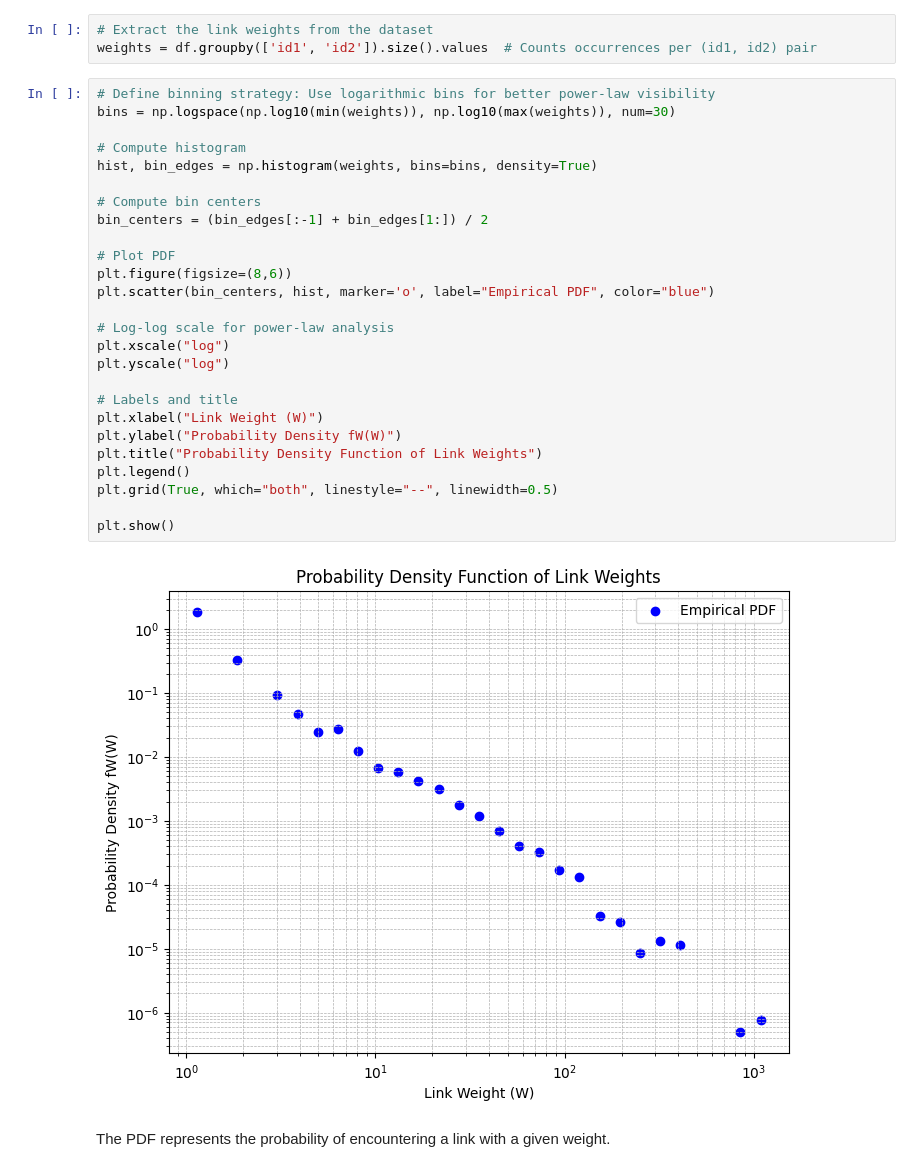
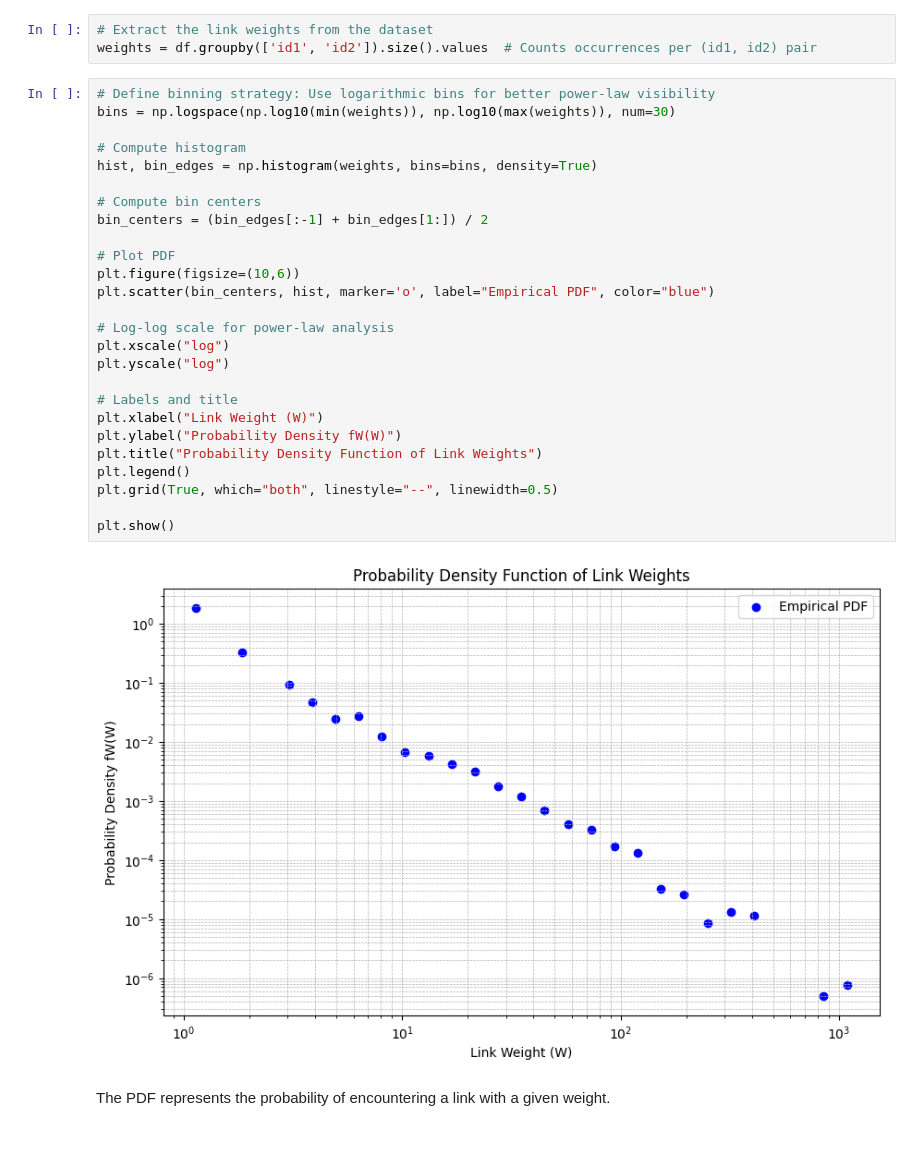
Before and after one commit to Tim-Albers/ComplexNetworks, a Jupyter notebook: Notebooks/Tim_Notebook.ipynb, the cells around one changed output. Cells and saved outputs as stored; diff of their text form; blank space fills up the shorter version.

```diff
--- a/Notebooks/Tim_Notebook.ipynb
+++ b/Notebooks/Tim_Notebook.ipynb
@@ -122,30 +122,30 @@ weights = df.groupby(['id1', 'id2']).size().values  # Counts occurrences per (id
 # %%
 # Define binning strategy: Use logarithmic bins for better power-law visibility
 bins = np.logspace(np.log10(min(weights)), np.log10(max(weights)), num=30)
 
 # Compute histogram
 hist, bin_edges = np.histogram(weights, bins=bins, density=True)
 
 # Compute bin centers
 bin_centers = (bin_edges[:-1] + bin_edges[1:]) / 2
 
 # Plot PDF
-plt.figure(figsize=(8,6))
+plt.figure(figsize=(10,6))
 plt.scatter(bin_centers, hist, marker='o', label="Empirical PDF", color="blue")
 
 # Log-log scale for power-law analysis
 plt.xscale("log")
 plt.yscale("log")
 
 # Labels and title
 plt.xlabel("Link Weight (W)")
 plt.ylabel("Probability Density fW(W)")
 plt.title("Probability Density Function of Link Weights")
 plt.legend()
 plt.grid(True, which="both", linestyle="--", linewidth=0.5)
 
 plt.show()
 # %% [output]
-[figure, old version]
+[figure, new version]
 # %% [markdown]
 The PDF represents the probability of encountering a link with a given weight.
```
Also changed, not shown: parts of 4 cells of this notebook.
